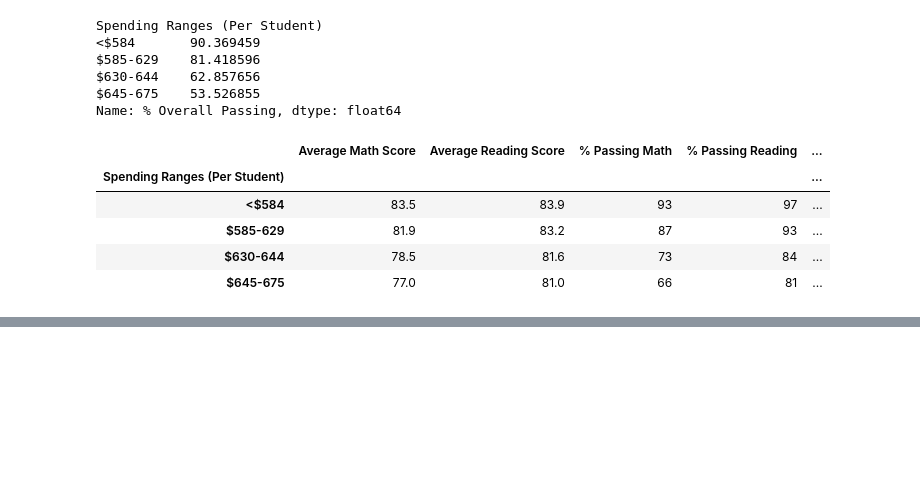
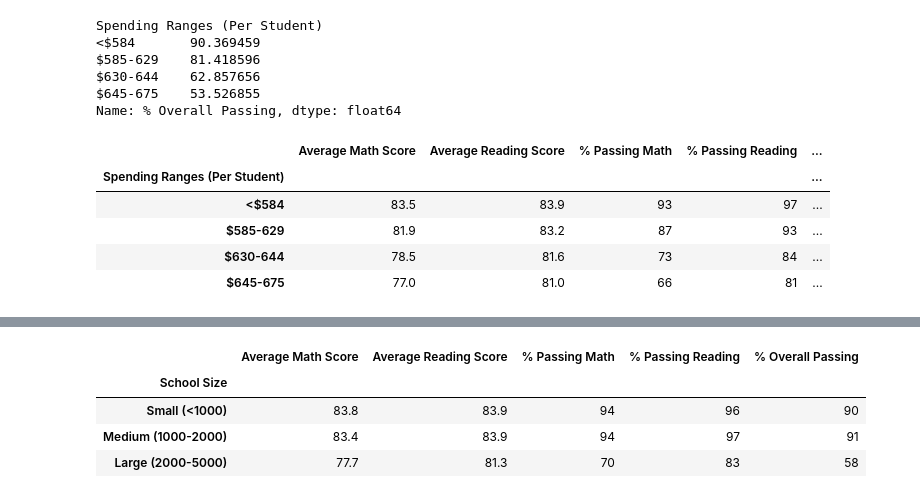
Before and after one commit to pbandi2020/School_District_Analysis, a Jupyter notebook: PyCitySchools.ipynb, the cells around one changed output, grey strips where cells are left out. Cells and saved outputs as stored; diff of their text form; code cells hidden in the pictures; blank space fills up the shorter version.

Commit message:
Summary of scores by school size or number of students by school

```diff
--- a/PyCitySchools.ipynb
+++ b/PyCitySchools.ipynb
@@ -1014,3 +1014,23 @@ spending_summary_df
 | $585-629 | 81.9 | 83.2 | 87 | 93 | ... |
 | $630-644 | 78.5 | 81.6 | 73 | 84 | ... |
 | $645-675 | 77.0 | 81.0 | 66 | 81 | ... |
+# %%
+# ---------------Module 4.12.1 Create bins by school size -------------------------------------------------
+# Previously, we grouped the scores by school spending per student. Now we'll group the scores by school size.
+# For this DataFrame we'll create three bins: small, medium, and large.
+# To determine these bins, we can look at the per_school_counts, or total students, from each school from the
+# per_school_summary_df DataFrame.
+# Looking at the per_school_counts Series, we can see that the highest student population is 4,976. Therefore,
+# the upper edge will be 5,000. Because we have only three bins—small, medium, and large—here's how we can group the school
+# sizes:"Small" schools have fewer than 1,000 students, Medium" schools have 1,000–1,999 students & "Large" schools have 2,000–5,000 students
+# -----------------------------------------------------------------------------------------------------------
+
+# Establish the bins.
+size_bins = [0, 1000, 2000, 5000]
+group_names = ["Small (<1000)", "Medium (1000-2000)", "Large (2000-5000)"]
+# %%
+# ------------------------4.12.2 Categorizing the bins--------------------------------------------------------
+# Categorize spending based on the bins.
+per_school_summary_df["School Size"] = pd.cut(per_school_summary_df["Total Students"], size_bins, labels=group_names)
+
+per_school_summary_df.head()
@@ -1016,0 +1044,49 @@ spending_summary_df
+# %%
+# ------------------------------4.12.3 Grouping by school size--------------------------------------------
+# calculate the following, based on the school sizes: average math and reading scores, the average percentage of students
+# who passed math and reading, and the average overall percentage. After you gather this data,
+# you'll add it to a new DataFrame to show how school size affects score averages and passing rates.
+# Create each Series using the groupby() function on the School Size column.
+# The data for each column will be calculated by using the mean() method to get the averages of the following columns:
+# Average Math Score, Average Reading Score, % Passing Math, and % Passing Reading. For the average "% Overall Passing,"
+# we'll add the % Passing Math and  % Passing Reading columns, and then divide by 2.
+# ---------------------------------------------------------------------------------------------------------
+
+# Calculate averages for the desired columns.
+size_math_scores = per_school_summary_df.groupby(["School Size"]).mean()["Average Math Score"]
+
+size_reading_scores = per_school_summary_df.groupby(["School Size"]).mean()["Average Reading Score"]
+
+size_passing_math = per_school_summary_df.groupby(["School Size"]).mean()["% Passing Math"]
+
+size_passing_reading = per_school_summary_df.groupby(["School Size"]).mean()["% Passing Reading"]
+
+size_overall_passing = per_school_summary_df.groupby(["School Size"]).mean()["% Overall Passing"]
+
+# 4.12.4 - Create a new summary data frame ----------------------------------------------------------
+# Assemble into DataFrame.
+size_summary_df = pd.DataFrame({
+          "Average Math Score" : size_math_scores,
+          "Average Reading Score": size_reading_scores,
+          "% Passing Math": size_passing_math,
+          "% Passing Reading": size_passing_reading,
+          "% Overall Passing": size_overall_passing})
+
+# Formatting.
+size_summary_df["Average Math Score"] = size_summary_df["Average Math Score"].map("{:.1f}".format)
+
+size_summary_df["Average Reading Score"] = size_summary_df["Average Reading Score"].map("{:.1f}".format)
+
+size_summary_df["% Passing Math"] = size_summary_df["% Passing Math"].map("{:.0f}".format)
+
+size_summary_df["% Passing Reading"] = size_summary_df["% Passing Reading"].map("{:.0f}".format)
+
+size_summary_df["% Overall Passing"] = size_summary_df["% Overall Passing"].map("{:.0f}".format)
+
+size_summary_df
+# %% [output]
+|  | Average Math Score | Average Reading Score | % Passing Math | % Passing Reading | % Overall Passing |
+| School Size |  |  |  |  |  |
+| Small (<1000) | 83.8 | 83.9 | 94 | 96 | 90 |
+| Medium (1000-2000) | 83.4 | 83.9 | 94 | 97 | 91 |
+| Large (2000-5000) | 77.7 | 81.3 | 70 | 83 | 58 |
```
Also changed, not shown: parts of 1 cell of this notebook.
